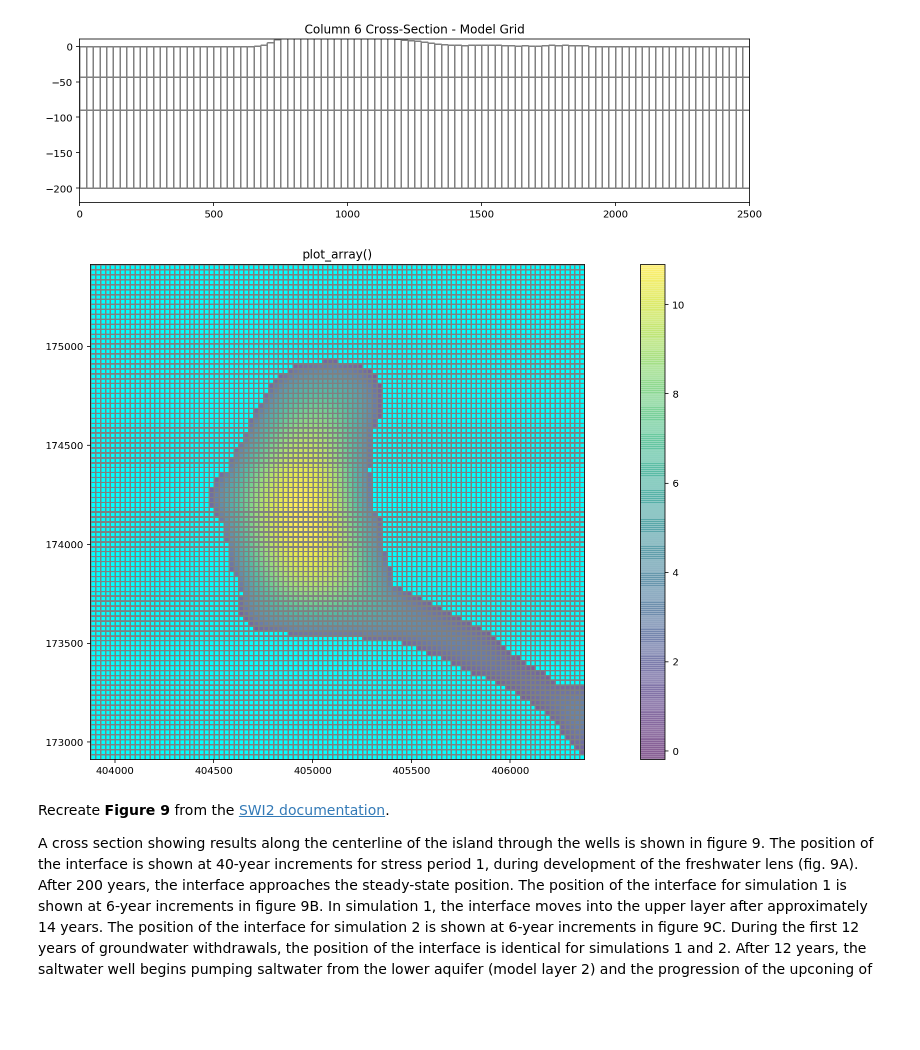
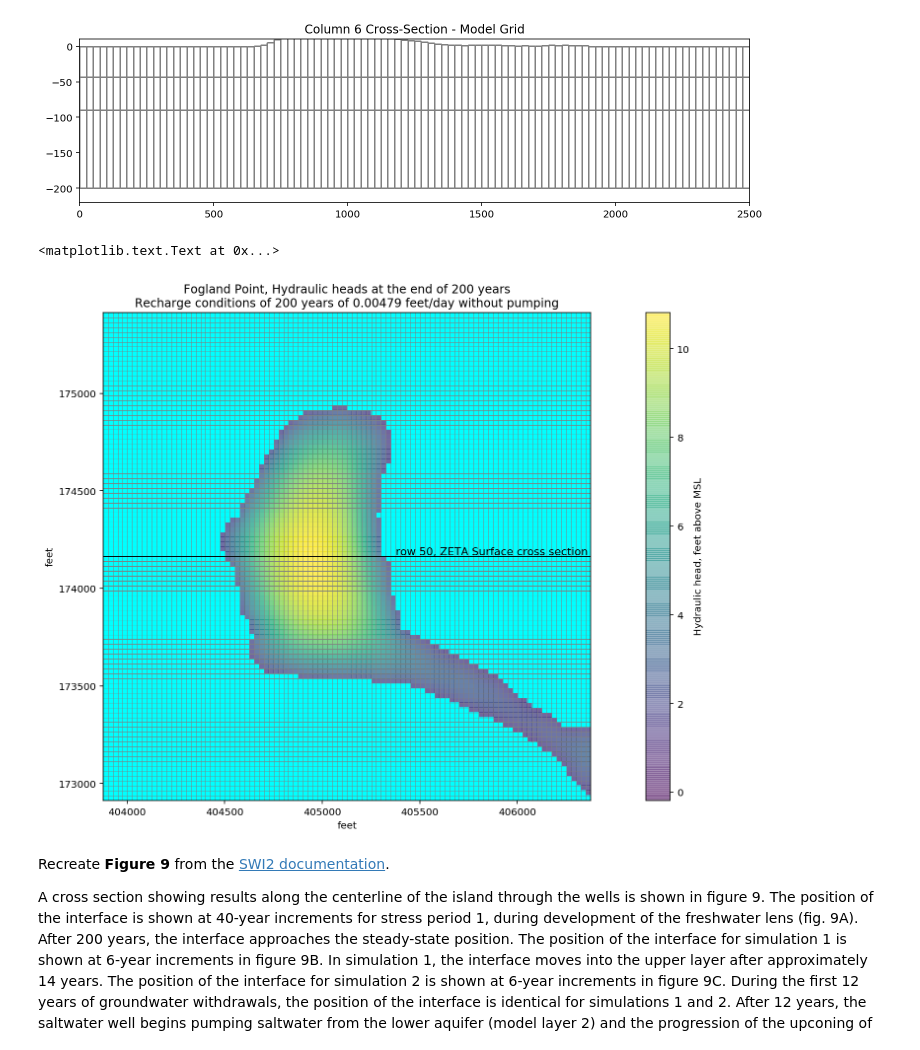
Before and after one commit to spencerbh/Fogland, a Jupyter notebook: flopy3_SWI2_Fogland_UNIX_rechargeonly_SS_200yrs.ipynb, the cells around one changed output. Cells and saved outputs as stored; diff of their text form; code cells hidden in the pictures; blank space fills up the shorter version.

```diff
--- a/flopy3_SWI2_Fogland_UNIX_rechargeonly_SS_200yrs.ipynb
+++ b/flopy3_SWI2_Fogland_UNIX_rechargeonly_SS_200yrs.ipynb
@@ -524,30 +531,39 @@ ax.set_ylim(-220,10)
 # %%
 fname = os.path.join('./data/swifogland_s1.hds')
 hdobj = flopy.utils.HeadFile(fname)
 head = hdobj.get_data()
 levels = np.arange(-5,10,.5)
 
 fig = plt.figure(figsize=(20, 20))
 
 ax = fig.add_subplot(2, 1, 1, aspect='equal')
-ax.set_title('plot_array()')
+ax.set_title('Fogland Point, Hydraulic heads at the end of 200 years'
+             '\nRecharge conditions of 200 years of 0.00479 feet/day without pumping')
 modelmap = flopy.plot.ModelMap(model=ml)
 quadmesh = modelmap.plot_ibound()
 quadmesh = modelmap.plot_array(head, masked_values=[999., -9.99989990e+02], alpha=0.5,)
 modelmap.plot_bc("GHB")
-linecollection = modelmap.plot_grid()
+linecollection = modelmap.plot_grid(linewidth=0.5)
 cb = fig.colorbar(quadmesh, ax = ax)
+cb.set_label('Hydraulic head, feet above MSL')
+ax.plot([403877, 406377], [174163, 174163], color='k', linewidth=1.0)
+ax.text(0.6, .52, 'row 50, ZETA Surface cross section', transform=ax.transAxes, va='top', ha='left', size='11')
+
+
+ax.set_xlabel('feet')
+ax.set_ylabel('feet')
 
 # ax = fig.add_subplot(2, 1, 2, aspect='equal')
 # ax.set_title('contour_array()')
 # modelmap = flopy.plot.ModelMap(model=ml)
 # quadmesh = modelmap.plot_ibound()
 # #modelmap.plot_bc("WEL")
 # contour_set = modelmap.contour_array(head, masked_values=[999., -9.99989990e+02], levels=levels)
 # linecollection = modelmap.plot_grid()
 # cb = fig.colorbar(quadmesh, ax = ax)
 # %% [output]
+<matplotlib.text.Text at 0x...>
-[figure, old version]
+[figure, new version]
 # %%
 #levels
 #head
```
Also changed, not shown: parts of 9 cells of this notebook, 2 other files.
